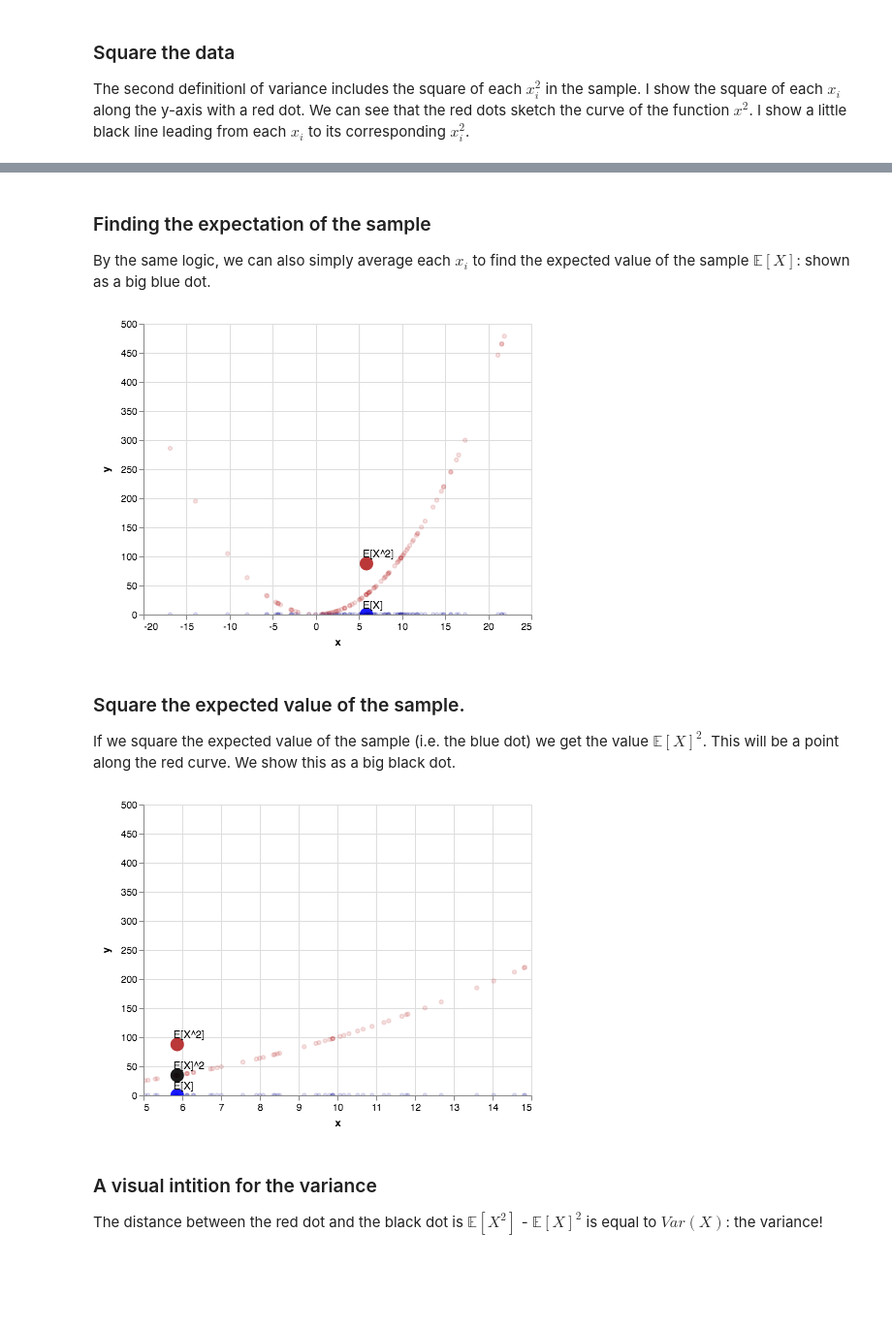
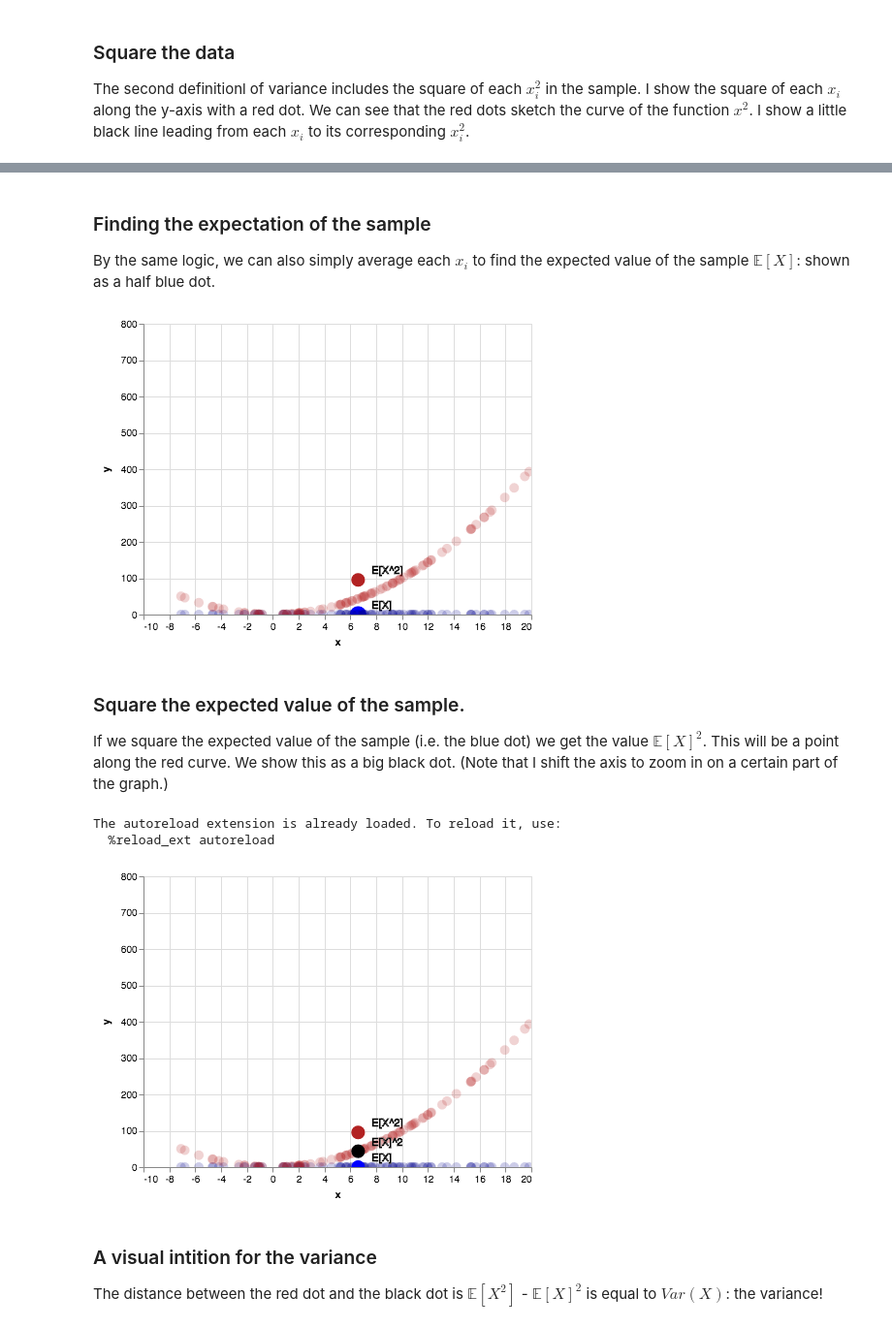
Before and after one commit to AbeHandler/variance, a Jupyter notebook: viz.ipynb, the cells around one changed output, grey strips where cells are left out. Shown: that part at 97% size. Cells and saved outputs as stored; diff of their text form; code cells hidden in the pictures; blank space fills up the shorter version.

```diff
--- a/viz.ipynb
+++ b/viz.ipynb
@@ -60,28 +62,32 @@ expected_x2 + labels2 + x2_points + x_points
 # %% [markdown]
 ### Finding the expectation of the sample
 
-By the same logic, we can also simply average each $x_i$ to find the expected value of the sample $\mathbb{E}[X]$: shown as a big blue dot.
+By the same logic, we can also simply average each $x_i$ to find the expected value of the sample $\mathbb{E}[X]$: shown as a half blue dot.
 # %%
-expected_x, labels = make_scatter_chart_with_labels(X=[np.mean(s)], Y=[0], L=["E[X]"])
+expected_x, labels = make_scatter_chart_with_labels(X=[np.mean(s)], Y=[0], L=["E[X]"],size=300, opacity =1)
 expected_x + labels + x_points + expected_x2 + labels2 + x2_points
 # %% [output]
-[figure, old version]
+[figure, new version]
 # %% [markdown]
 ### Square the expected value of the sample.
 
-If we square the expected value of the sample (i.e. the blue dot) we get the value $\mathbb{E}[X]^2$. This will be a point along the red curve. We show this as a big black dot.
+If we square the expected value of the sample (i.e. the blue dot) we get the value $\mathbb{E}[X]^2$. This will be a point along the red curve. We show this as a big black dot. (Note that I shift the axis to zoom in on a certain part of the graph.)
 # %%
-domain = (5, 15)
-range_ = None
-x_points = make_scatter_chart(size=10, opacity=.2, X=s, Y=np.zeros(len(s)), domain=domain, range_=range_)
-expected_x, labels = make_scatter_chart_with_labels(X=[np.mean(s)], Y=[0], L=["E[X]"], domain=domain, range_=range_)
-expectedx2, labelsx2 = make_scatter_chart_with_labels(X=[np.mean(s)], Y=[np.mean(s) ** 2], L=["E[X]^2"], domain=domain, color="black", range_=range_)
-expected_x2, labels2 = make_scatter_chart_with_labels(X=[np.mean(s)], Y=[np.mean([i ** 2 for i in s])], L=["E[X^2]"], domain=domain, color="firebrick", range_=range_)
-x2_points = make_scatter_chart(size=10, opacity=.2, X=s, Y=[i ** 2 for i in s], color="firebrick", domain=domain, range_=range_)
+%load_ext autoreload
+%autoreload 2
+
+domain = (-10, 20)
+x_points = make_scatter_chart(opacity=.2, X=s, Y=np.zeros(len(s)), domain=domain)
+expected_x, labels = make_scatter_chart_with_labels(X=[np.mean(s)], Y=[0], L=["E[X]"], domain=domain, opacity=1)
+expectedx2, labelsx2 = make_scatter_chart_with_labels(X=[np.mean(s)], Y=[np.mean(s) ** 2], L=["E[X]^2"], domain=domain, color="black", opacity=1)
+expected_x2, labels2 = make_scatter_chart_with_labels(X=[np.mean(s)], Y=[np.mean([i ** 2 for i in s])], L=["E[X^2]"], domain=domain, opacity=1, color="firebrick")
+x2_points = make_scatter_chart(opacity=.2, X=s, Y=[i ** 2 for i in s], color="firebrick", domain=domain, size=100)
 
 x_points + expected_x + labels + expected_x2 + labels2 + x2_points + expectedx2 + labelsx2
 # %% [output]
+The autoreload extension is already loaded. To reload it, use:
+  %reload_ext autoreload
-[figure, old version]
+[figure, new version]
 # %% [markdown]
 ### A visual intition for the variance
 
```
Also changed, not shown: parts of 4 cells of this notebook, 1 other file.
